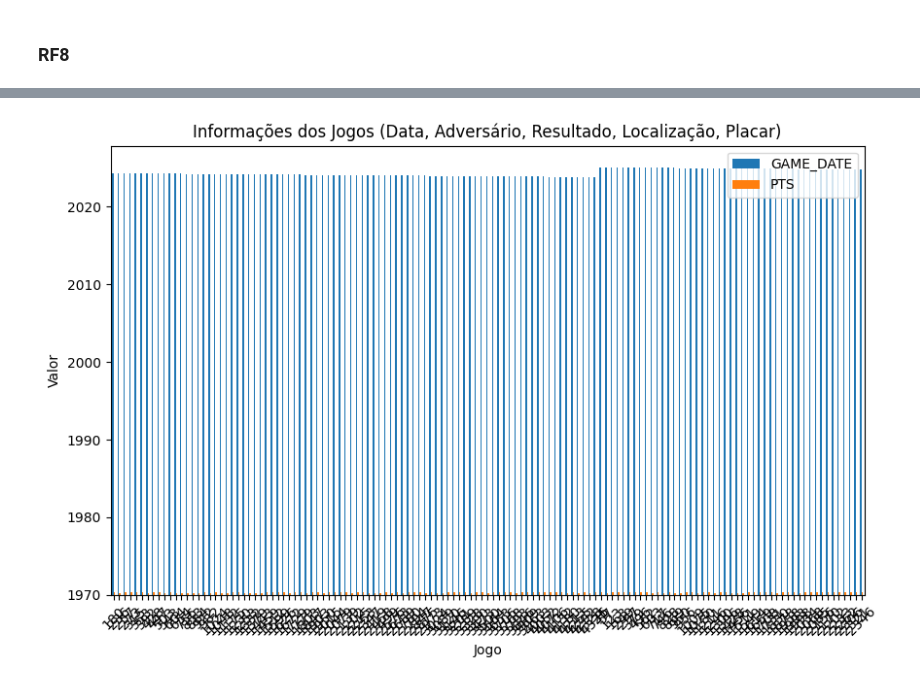
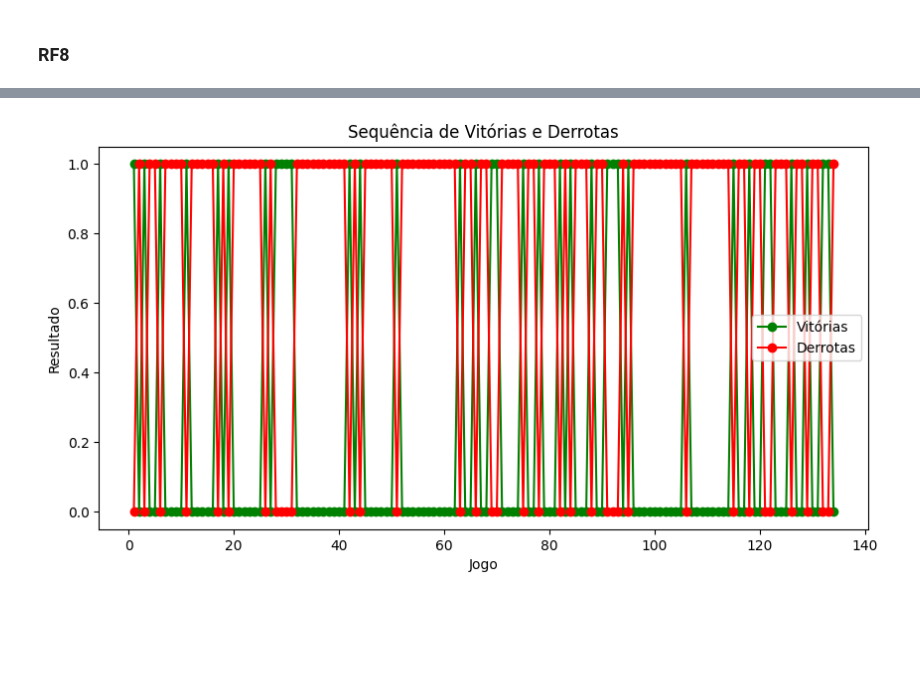
Before and after one commit to genarioazevedoufape/preditor_jogos_nba, a Jupyter notebook: eda_parte_1.ipynb, the cells around one changed output, grey strips where cells are left out. Drawn from its saved outputs; the diff is of its cells as text; code cells hidden in the pictures; blank space fills up the shorter version.

```diff
--- a/eda_parte_1.ipynb
+++ b/eda_parte_1.ipynb
@@ -953,11 +954,13 @@ plt.show()
-# %%
-# Gráfico de Barras para Data do Jogo, Adversário, Vitória ou Derrota, Casa ou Fora, Placar
-game_info = all_games[['GAME_DATE', 'OPPONENT', 'RESULT', 'LOCATION', 'PTS']]
-game_info.plot(kind='bar', stacked=False, figsize=(10, 6))
-plt.title('Informações dos Jogos (Data, Adversário, Resultado, Localização, Placar)')
-plt.xlabel('Jogo')
-plt.ylabel('Valor')
-plt.xticks(rotation=45)
-plt.show()
-# %% [output]
-[figure, removed]
+# %%
+# Gráfico 6: Gráfico de Linhas (Sequência de Vitórias e Derrotas)
+games["Game_Number"] = range(1, len(games) + 1)
+plt.figure(figsize=(10, 5))
+plt.plot(games["Game_Number"], games["Win"], marker="o", linestyle="-", color="green", label="Vitórias")
+plt.plot(games["Game_Number"], games["Loss"], marker="o", linestyle="-", color="red", label="Derrotas")
+plt.title("Sequência de Vitórias e Derrotas")
+plt.xlabel("Jogo")
+plt.ylabel("Resultado")
+plt.legend()
+plt.show()
+# %% [output]
+[figure, added]
```
Also changed, not shown: parts of 39 cells of this notebook.
